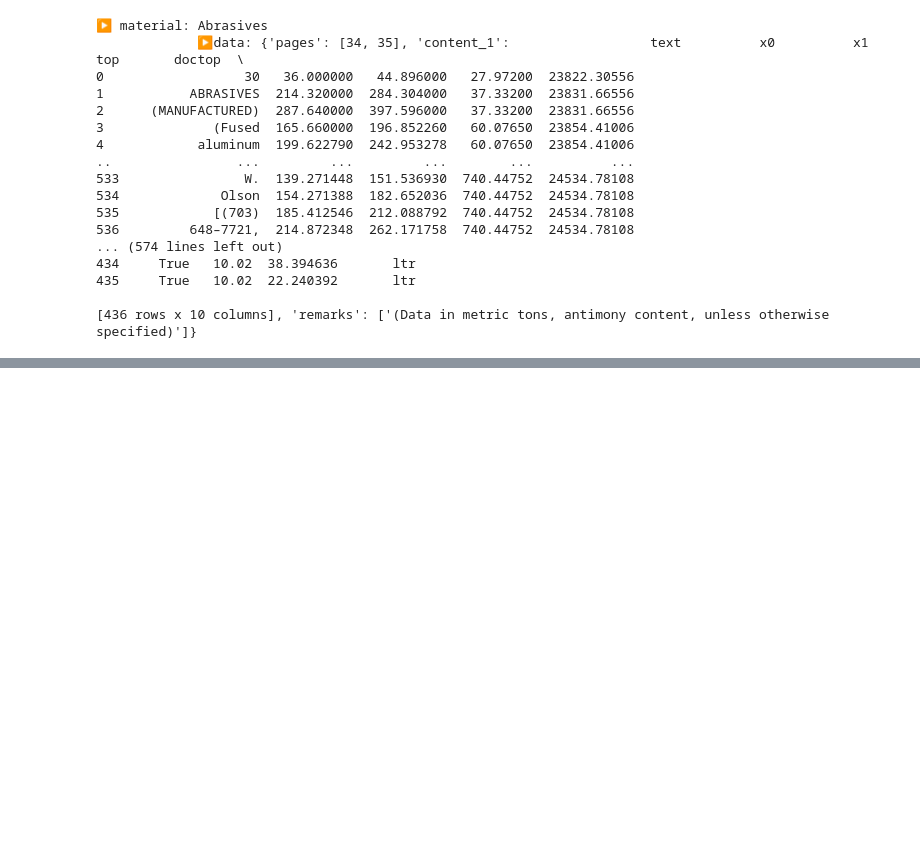
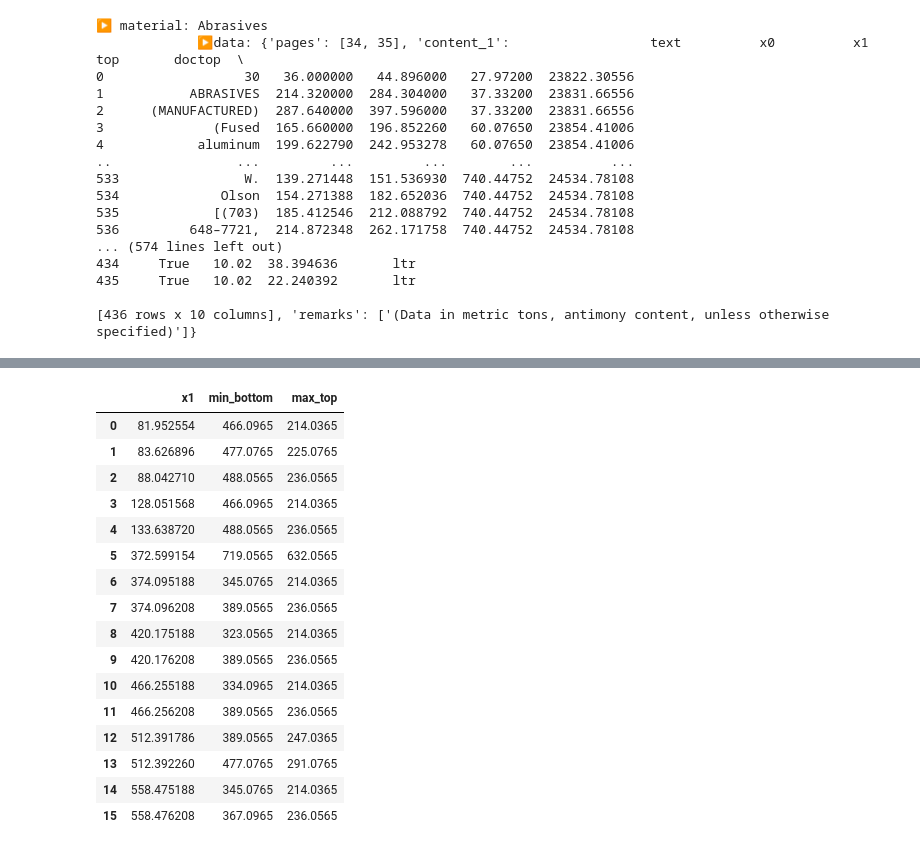
Before and after one commit to Yassmine2020/MaterialRisksSimulation, a Jupyter notebook: test_usgs/main.ipynb, the cells around one changed output, grey strips where cells are left out. Saved outputs shown, nothing was run; the diff lists cells and outputs as text; code cells hidden in the pictures; blank space fills up the shorter version.

```diff
--- a/test_usgs/pdf_to_materials.ipynb
+++ b/test_usgs/main.ipynb
@@ -580,0 +624,23 @@ for material, data in scraping_base.items():
+# %%
+# table bounding box
+bounding_box = extract_cols(scraping_base['Abrasives']['content_1'], 'x1', 0)
+
+bounding_box
+# %% [output]
+|  | x1 | min_bottom | max_top |
+| 0 | 81.952554 | 466.0965 | 214.0365 |
+| 1 | 83.626896 | 477.0765 | 225.0765 |
+| 2 | 88.042710 | 488.0565 | 236.0565 |
+| 3 | 128.051568 | 466.0965 | 214.0365 |
+| 4 | 133.638720 | 488.0565 | 236.0565 |
+| 5 | 372.599154 | 719.0565 | 632.0565 |
+| 6 | 374.095188 | 345.0765 | 214.0365 |
+| 7 | 374.096208 | 389.0565 | 236.0565 |
+| 8 | 420.175188 | 323.0565 | 214.0365 |
+| 9 | 420.176208 | 389.0565 | 236.0565 |
+| 10 | 466.255188 | 334.0965 | 214.0365 |
+| 11 | 466.256208 | 389.0565 | 236.0565 |
+| 12 | 512.391786 | 389.0565 | 247.0365 |
+| 13 | 512.392260 | 477.0765 | 291.0765 |
+| 14 | 558.475188 | 345.0765 | 214.0365 |
+| 15 | 558.476208 | 367.0965 | 236.0565 |
```
Also changed, not shown: parts of 18 cells of this notebook, 2 other files.
